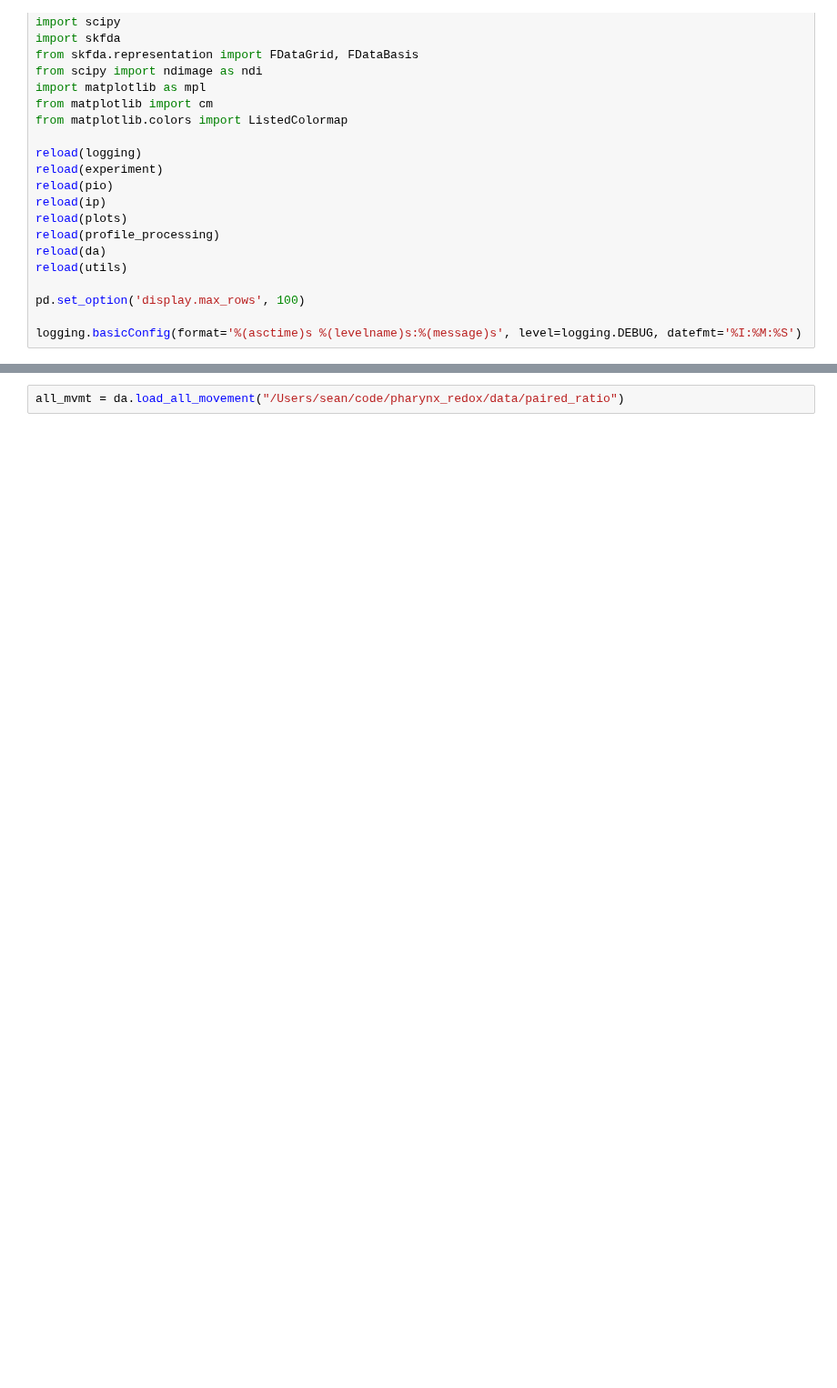
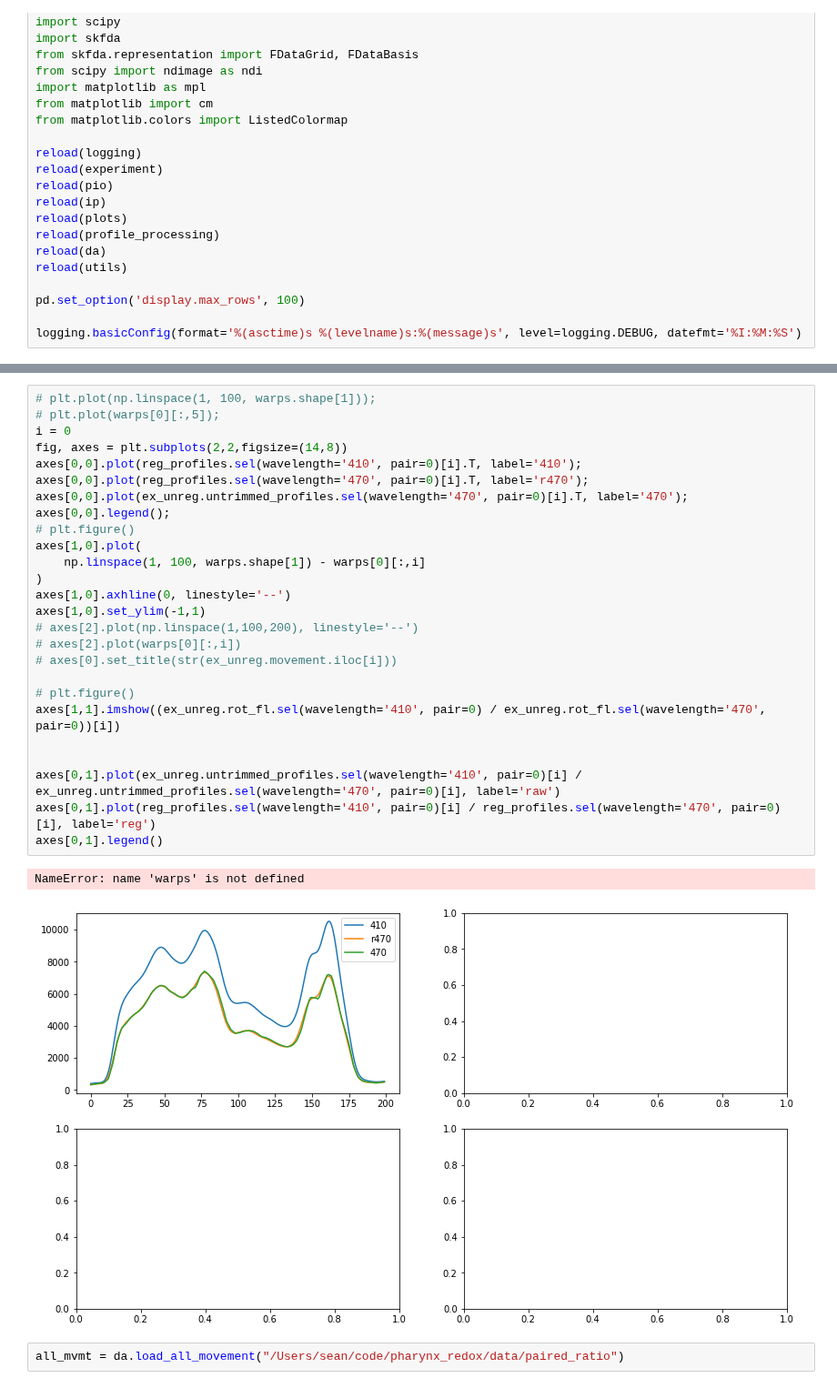
Before and after one commit to ApfeldLab/pharynx_redox, a Jupyter notebook: notebooks/Reg. Experimentation.ipynb, the cells around one changed output, grey strips where cells are left out. Shown at 91% size. Drawn from its saved outputs; the diff is of its cells as text; blank space fills up the shorter version.

```diff
--- a/notebooks/Reg. Experimentation.ipynb
+++ b/notebooks/Reg. Experimentation.ipynb
@@ -75,2 +94,31 @@ r470_1 = ex_reg.trimmed_profiles.sel(wavelength='470', pair=1)
+# %%
+# plt.plot(np.linspace(1, 100, warps.shape[1]));
+# plt.plot(warps[0][:,5]);
+i = 0
+fig, axes = plt.subplots(2,2,figsize=(14,8))
+axes[0,0].plot(reg_profiles.sel(wavelength='410', pair=0)[i].T, label='410');
+axes[0,0].plot(reg_profiles.sel(wavelength='470', pair=0)[i].T, label='r470');
+axes[0,0].plot(ex_unreg.untrimmed_profiles.sel(wavelength='470', pair=0)[i].T, label='470');
+axes[0,0].legend();
+# plt.figure()
+axes[1,0].plot(
+    np.linspace(1, 100, warps.shape[1]) - warps[0][:,i]
+)
+axes[1,0].axhline(0, linestyle='--')
+axes[1,0].set_ylim(-1,1)
+# axes[2].plot(np.linspace(1,100,200), linestyle='--')
+# axes[2].plot(warps[0][:,i])
+# axes[0].set_title(str(ex_unreg.movement.iloc[i]))
+
+# plt.figure()
+axes[1,1].imshow((ex_unreg.rot_fl.sel(wavelength='410', pair=0) / ex_unreg.rot_fl.sel(wavelength='470', pair=0))[i])
+
+
+axes[0,1].plot(ex_unreg.untrimmed_profiles.sel(wavelength='410', pair=0)[i] / ex_unreg.untrimmed_profiles.sel(wavelength='470', pair=0)[i], label='raw')
+axes[0,1].plot(reg_profiles.sel(wavelength='410', pair=0)[i] / reg_profiles.sel(wavelength='470', pair=0)[i], label='reg')
+axes[0,1].legend()
+# %% [output]
+NameError: name 'warps' is not defined
+[figure, added]
 # %%
 all_mvmt = da.load_all_movement("/Users/sean/code/pharynx_redox/data/paired_ratio")
```
Also changed, not shown: parts of 9 cells of this notebook, 13 other files.
